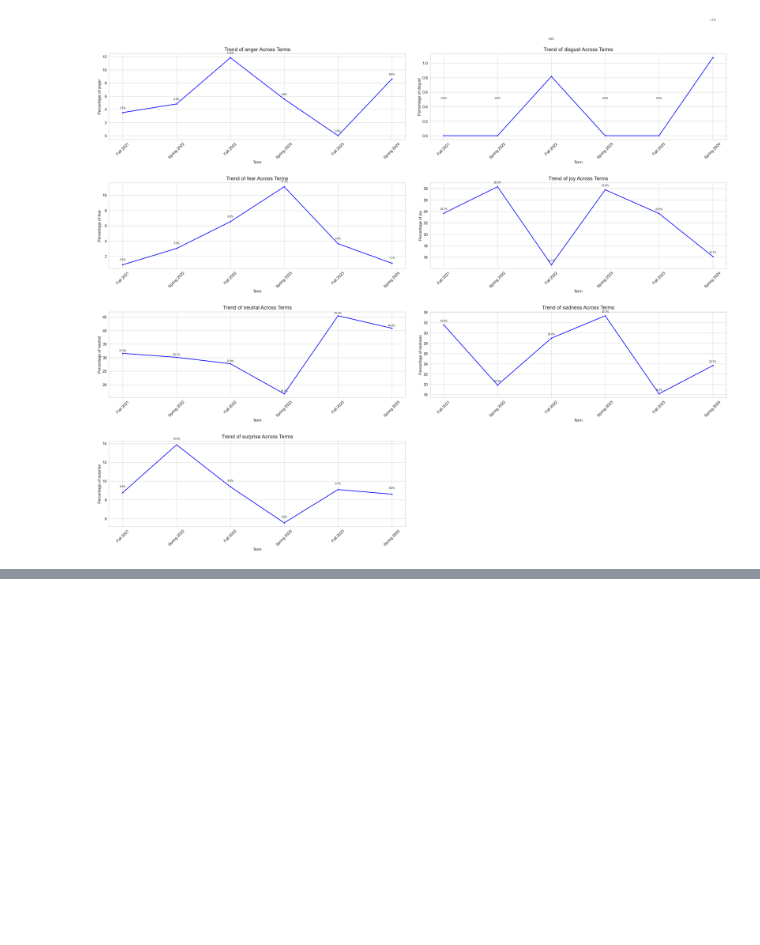
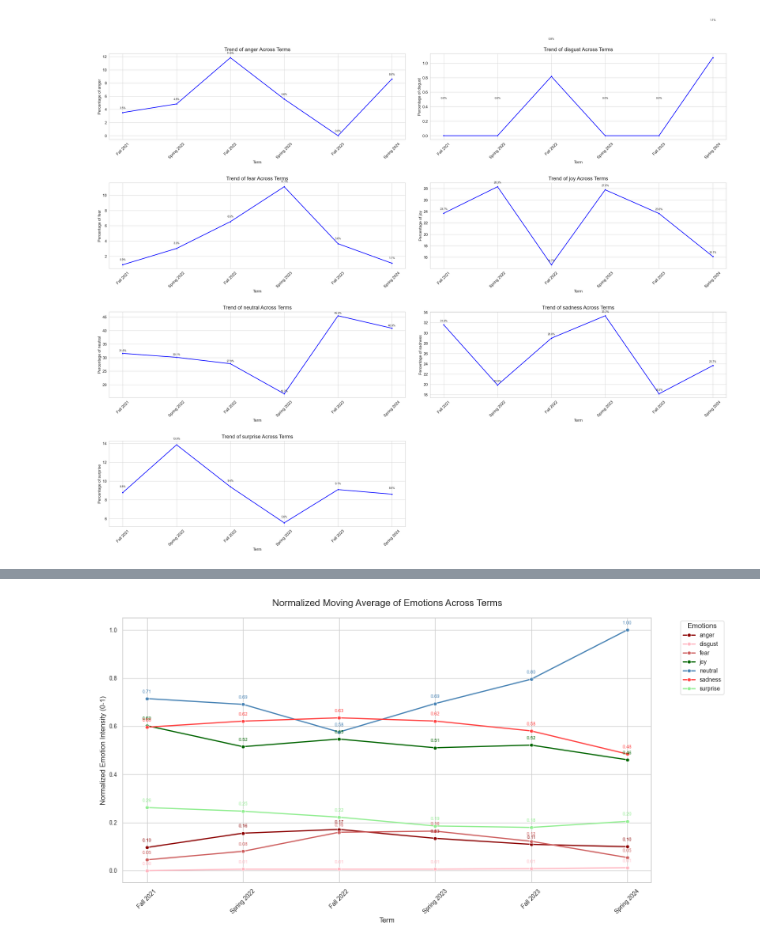
Before and after one commit to JoPuskar/Student-Sentiment-Analysis-, a Jupyter notebook: Student_Emotion_Detection.ipynb, the cells around one changed output, grey strips where cells are left out. Drawn from its saved outputs; the diff is of its cells as text; code cells hidden in the pictures; blank space fills up the shorter version.

```diff
--- a/Student_Emotion_Detection.ipynb
+++ b/Student_Emotion_Detection.ipynb
@@ -842,0 +1133,94 @@ KeyError: 'Emotion_Percentage'
+# %%
+import pandas as pd
+import seaborn as sns
+import matplotlib.pyplot as plt
+
+# Assuming merged_data is already defined
+terms = [term for term in merged_data['Term'].unique()]
+emotions_to_plot = ['anger', 'disgust', 'fear', 'joy', 'neutral', 'sadness', 'surprise']
+emotion_trend = []
+
+# Calculate emotion percentages
+for emotion in emotions_to_plot:
+    for term in terms:
+        term_data = merged_data[merged_data['Term'] == term]
+        total_emotion_counts = term_data['Combined_Emotion'].value_counts().sum()
+        emotion_counts = term_data[term_data['Combined_Emotion'] == emotion].shape[0]
+        emotion_percentage = (emotion_counts / total_emotion_counts) * 100
+        emotion_trend.append({
+            "Term": term,
+            "Emotion": emotion,
+            'Count': emotion_counts,
+            "Emotion_Percentage": emotion_percentage
+        })
+
+emotion_trend = pd.DataFrame(emotion_trend)
+
+# Normalize moving averages across all emotions to 0-1 range
+window_size = 3
+emotion_trend['Moving_Average'] = emotion_trend.groupby('Emotion')['Emotion_Percentage'].transform(
+    lambda x: x.rolling(window=window_size, min_periods=1, center=True).mean()
+)
+min_val = emotion_trend['Moving_Average'].min()
+max_val = emotion_trend['Moving_Average'].max()
+emotion_trend['Normalized_Moving_Average'] = (emotion_trend['Moving_Average'] - min_val) / (max_val - min_val)
+
+# Set up the plot
+sns.set(style="whitegrid")
+plt.figure(figsize=(15, 8))
+
+# Define custom colors for each emotion
+emotion_colors = {
+    # Positive emotions (green range)
+    'joy': '#006400',      # Dark Green (strong joy)
+    'surprise': '#90EE90', # Light Green (lesser positive)
+
+    # Negative emotions (red range)
+    'anger': '#8B0000',    # Dark Red (strong anger)
+    'sadness': '#FF4040',  # Medium Red (sadness)
+    'fear': '#CD5C5C',     # Indian Red (fear)
+    'disgust': '#FFB6C1',  # Light Pinkish Red (disgust)
+
+    # Neutral emotion (blue range)
+    'neutral': '#4682B4'   # Steel Blue (neutral)
+}
+
+# Plot normalized moving average for each emotion
+for emotion in emotions_to_plot:
+    emotion_data = emotion_trend[emotion_trend['Emotion'] == emotion].copy()
+
+    # Plot normalized moving average as line with custom color
+    ax = sns.lineplot(
+        x="Term",
+        y="Normalized_Moving_Average",
+        data=emotion_data,
+        label=emotion,
+        color=emotion_colors[emotion],
+        linewidth=2,
+        marker='o'
+    )
+
+    # Add data point labels (showing normalized values)
+    for i, point in emotion_data.iterrows():
+        ax.text(
+            point['Term'],
+            point['Normalized_Moving_Average'] + 0.02,  # Slight offset above the point
+            f"{point['Normalized_Moving_Average']:.2f}",
+            ha='center',
+            va='bottom',
+            fontsize=8,
+            color=emotion_colors[emotion]
+        )
+
+plt.title("Normalized Moving Average of Emotions Across Terms", fontsize=16, pad=20)
+plt.xlabel("Term", fontsize=12)
+plt.ylabel("Normalized Emotion Intensity (0-1)", fontsize=12)
+plt.xticks(rotation=45, fontsize=10)
+plt.yticks(fontsize=10)
+plt.ylim(-0.05, 1.05)  # Set y-axis limits to show 0-1 range clearly
+plt.legend(title="Emotions", title_fontsize=12, fontsize=10, bbox_to_anchor=(1.05, 1), loc='upper left')
+
+plt.tight_layout()
+plt.show()
+# %% [output]
+[figure, added]
```
Also changed, not shown: parts of 17 cells of this notebook, 2 other files.
